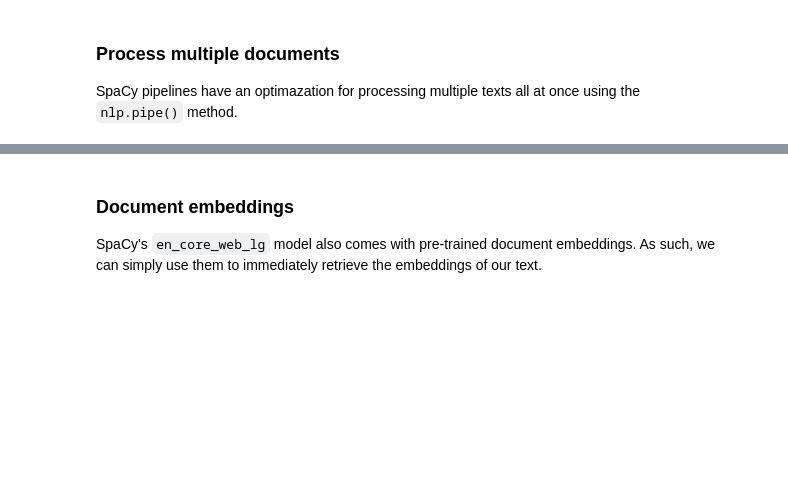
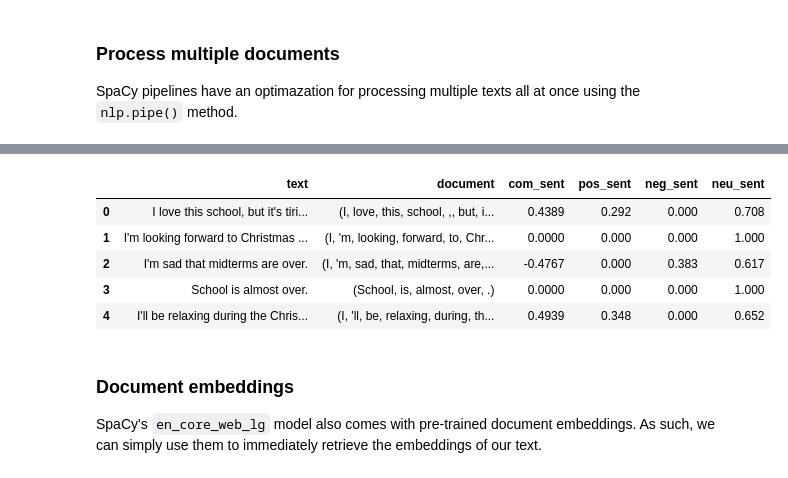
Before and after one commit to temujin-lampasa/social_computing, a Jupyter notebook: sample_notebooks/06_nlp_context_aware.ipynb, the cells around one changed output, grey strips where cells are left out. Cells and saved outputs as stored; diff of their text form; code cells hidden in the pictures; blank space fills up the shorter version.

```diff
--- a/sample_notebooks/06_nlp_context_aware.ipynb
+++ b/sample_notebooks/06_nlp_context_aware.ipynb
@@ -133,3 +182,12 @@ df_modified
+# %%
+df_modified
+# %% [output]
+|  | text | document | com_sent | pos_sent | neg_sent | neu_sent |
+| 0 | I love this school, but it's tiri... | (I, love, this, school, ,, but, i... | 0.4389 | 0.292 | 0.000 | 0.708 |
+| 1 | I'm looking forward to Christmas ... | (I, 'm, looking, forward, to, Chr... | 0.0000 | 0.000 | 0.000 | 1.000 |
+| 2 | I'm sad that midterms are over. | (I, 'm, sad, that, midterms, are,... | -0.4767 | 0.000 | 0.383 | 0.617 |
+| 3 | School is almost over. | (School, is, almost, over, .) | 0.0000 | 0.000 | 0.000 | 1.000 |
+| 4 | I'll be relaxing during the Chris... | (I, 'll, be, relaxing, during, th... | 0.4939 | 0.348 | 0.000 | 0.652 |
 # %% [markdown]
 ### Document embeddings
 
```
Also changed, not shown: parts of 13 cells of this notebook, 1 other file.
